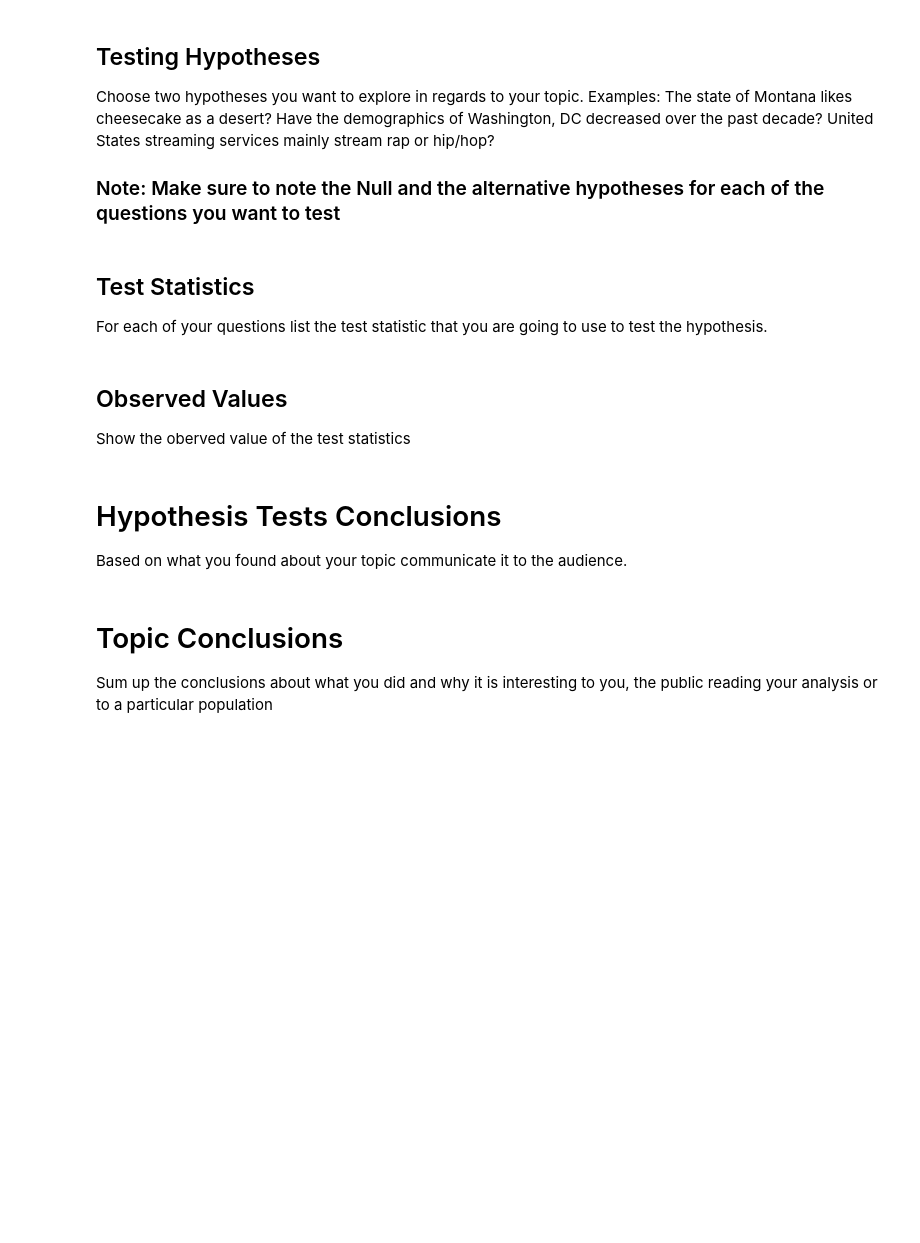
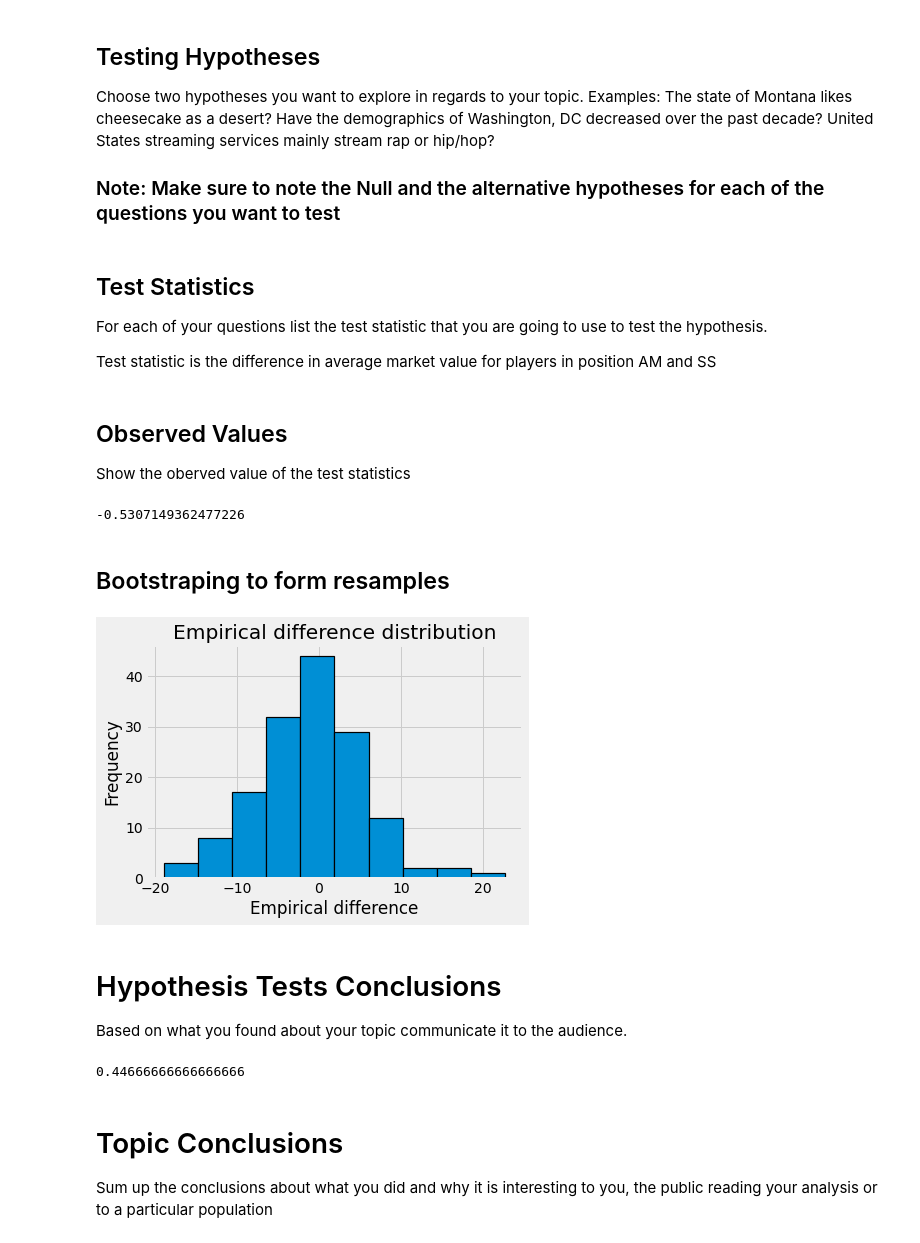
Before and after one commit to Sanzv/epl-players, a Jupyter notebook: final-project.ipynb, the cells around one changed output. Saved outputs shown, nothing was run; the diff lists cells and outputs as text; code cells hidden in the pictures; blank space fills up the shorter version.

```diff
--- a/final-project.ipynb
+++ b/final-project.ipynb
@@ -283,12 +387,56 @@ United States streaming services mainly stream rap or hip/hop?
 # %% [markdown]
 ## Test Statistics
 For each of your questions list the test statistic that you are going to use to test the hypothesis.
+
+Test statistic is the difference in average market value for players in position AM and SS
 # %% [markdown]
 ## Observed Values
 Show the oberved value of the test statistics
+# %%
+def market_val_avg_diff(distribution, group_one, group_two):
+    avg_one = sum(distribution[group_one])/len(distribution[group_one])
+    avg_two = sum(distribution[group_two])/len(distribution[group_two])
+    return avg_one-avg_two
+
+observed_stat = market_val_avg_diff(positions_to_market_val, "LW", "CF")
+print(observed_stat)
+# %% [output]
+-0.5307149362477226
+# %% [markdown]
+## Bootstraping to form resamples
+# %%
+def resample(first_sample, num_resamples, group_one, group_two):
+    avg_market_value_diff = []
+    for i in range(num_resamples):
+        resample = first_sample.sample(frac=1, replace=True)
+
+        # Createa dictionary distribution from resample
+        resample_positions_to_market_val = record_all_distributions(resample, "position", "market_value")
+
+        avg_market_value_diff.append(market_val_avg_diff(resample_positions_to_market_val, group_one, group_two))
+    return avg_market_value_diff
+# %%
+resample_distributions = resample(random_sample_two, 150, "LW", "CF")
+
+plot_histogram(resample_distributions, "Empirical difference distribution", "Empirical difference", "Frequency")
+# %% [output]
+[figure, added]
 # %% [markdown]
 # Hypothesis Tests Conclusions
 Based on what you found about your topic communicate it to the audience.
+# %%
+# Calculate p-value
+
+empirical_more_than_observed_count = 0
+
+for item in resample_distributions:
+    if item >= observed_stat:
+        empirical_more_than_observed_count += 1
+
+p_value = empirical_more_than_observed_count / len(resample_distributions)
+print(p_value)
+# %% [output]
+0.44666666666666666
 # %% [markdown]
 # Topic Conclusions
 Sum up the conclusions about what you did and why it is interesting to you, the public reading your analysis or to a particular population
```
Also changed, not shown: parts of 34 cells of this notebook.
